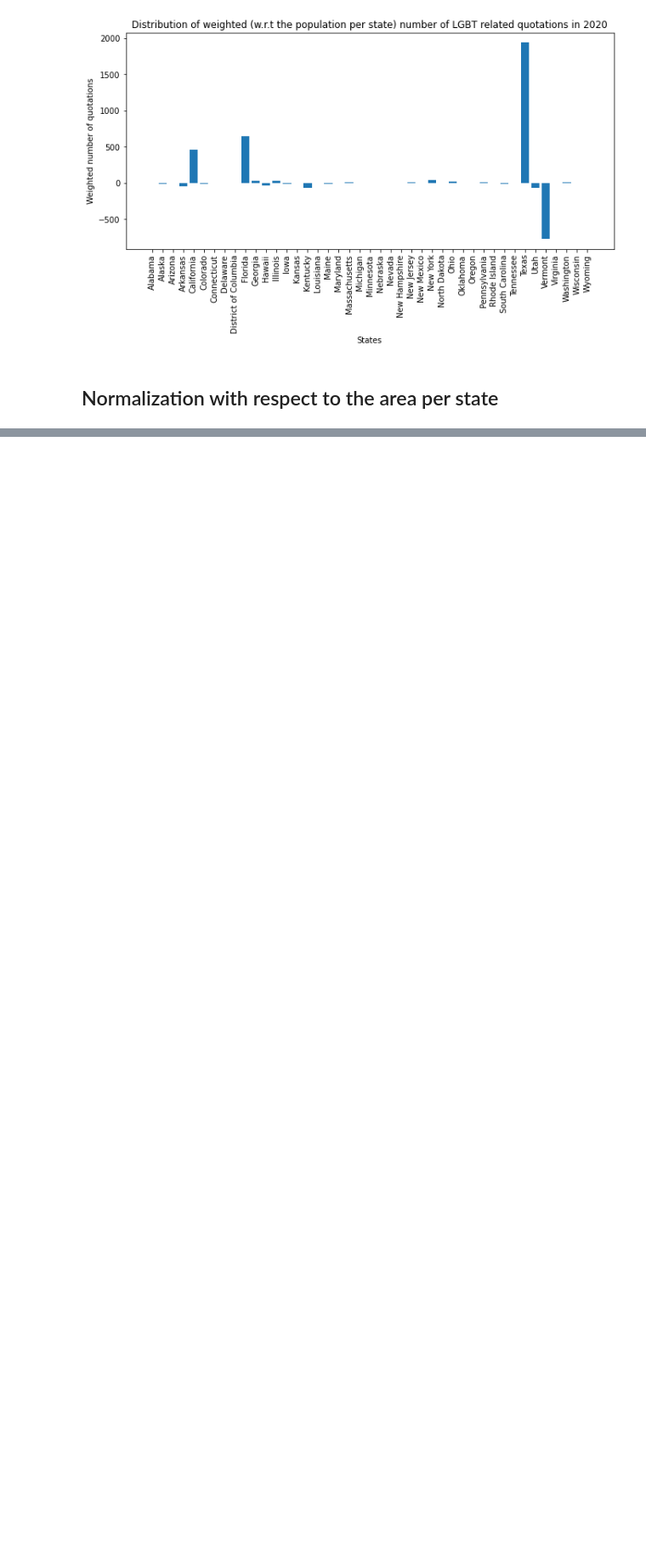
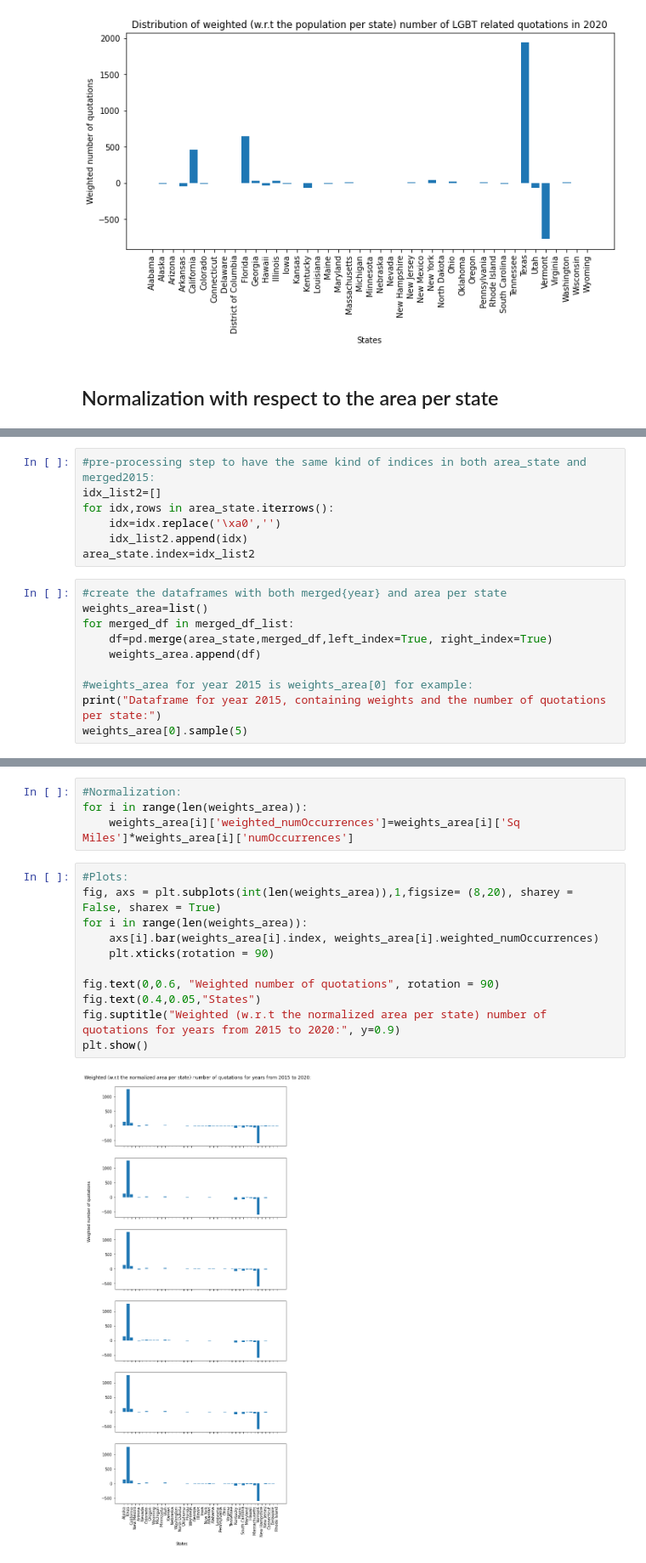
Before and after one commit to epfl-ada/ada-2021-project-ada_group_project, a Jupyter notebook: Weighted_analysis.ipynb, the cells around one changed output, grey strips where cells are left out. Shown at 85% size. Drawn from its saved outputs; the diff is of its cells as text; blank space fills up the shorter version.

Commit message:
finished the weighted analysis

```diff
--- a/Weighted_analysis.ipynb
+++ b/Weighted_analysis.ipynb
@@ -231,0 +168,17 @@ Name: 2015, dtype: float64
+# %%
+#pre-processing step to have the same kind of indices in both area_state and merged2015:
+idx_list2=[]
+for idx,rows in area_state.iterrows():
+    idx=idx.replace('\xa0','')
+    idx_list2.append(idx)
+area_state.index=idx_list2
+# %%
+#create the dataframes with both merged{year} and area per state
+weights_area=list()
+for merged_df in merged_df_list:
+    df=pd.merge(area_state,merged_df,left_index=True, right_index=True)
+    weights_area.append(df)
+
+#weights_area for year 2015 is weights_area[0] for example:
+print("Dataframe for year 2015, containing weights and the number of quotations per state:")
+weights_area[0].sample(5)
@@ -231,0 +193,17 @@ Name: 2015, dtype: float64
+# %%
+#Normalization:
+for i in range(len(weights_area)):
+    weights_area[i]['weighted_numOccurrences']=weights_area[i]['Sq Miles']*weights_area[i]['numOccurrences']
+# %%
+#Plots:
+fig, axs = plt.subplots(int(len(weights_area)),1,figsize= (8,20), sharey = False, sharex = True)
+for i in range(len(weights_area)):
+    axs[i].bar(weights_area[i].index, weights_area[i].weighted_numOccurrences)
+    plt.xticks(rotation = 90)
+
+fig.text(0,0.6, "Weighted number of quotations", rotation = 90)
+fig.text(0.4,0.05,"States")
+fig.suptitle("Weighted (w.r.t the normalized area per state) number of quotations for years from 2015 to 2020:", y=0.9)
+plt.show()
+# %% [output]
+[figure, added]
```
Also changed, not shown: parts of 7 cells of this notebook.
